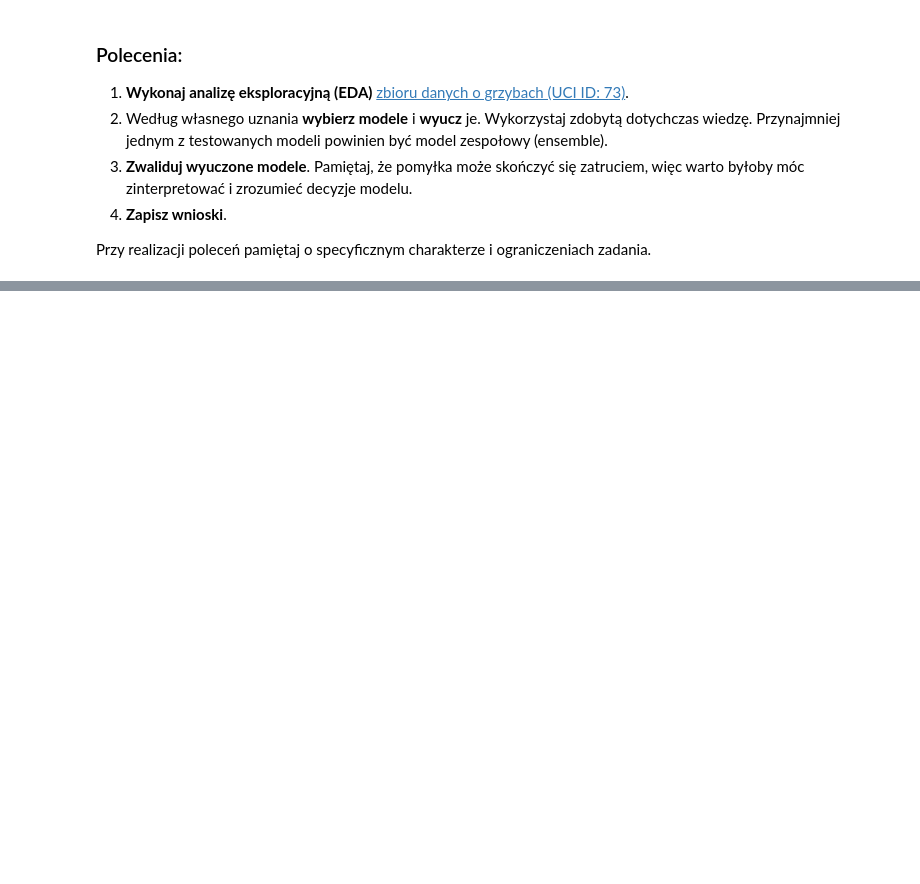
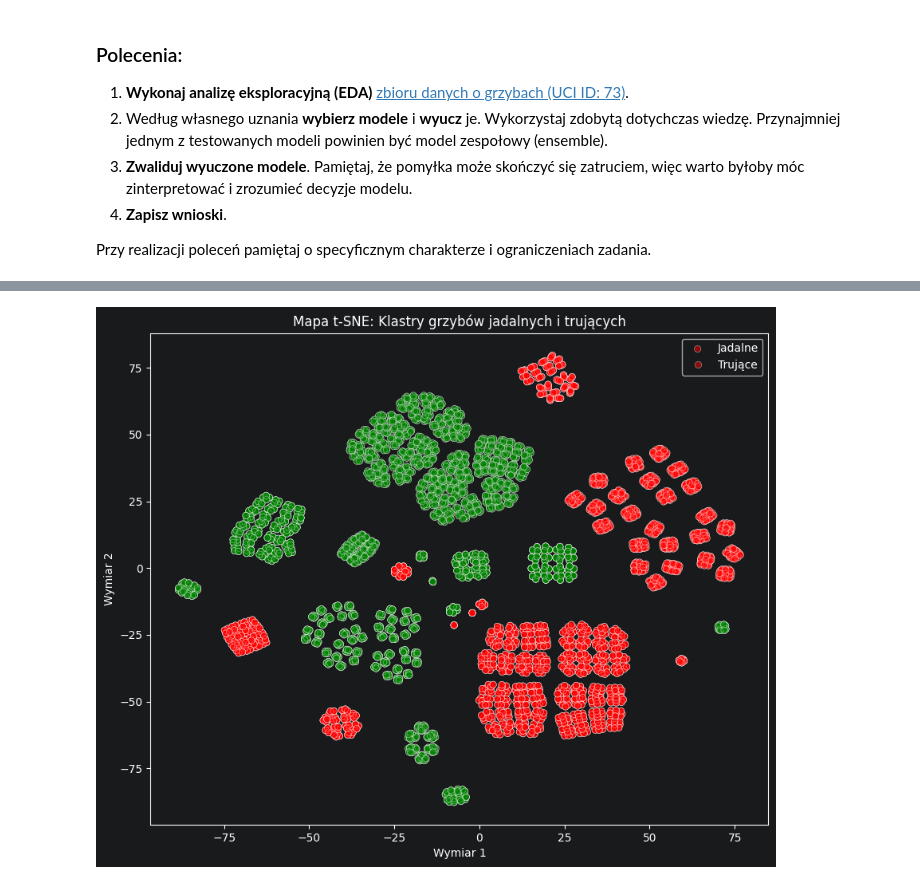
Before and after one commit to Zajecia-na-PWr-LR/lista-5-ignatonator, a Jupyter notebook: Lab_05.ipynb, the cells around one changed output, grey strips where cells are left out. Cells and saved outputs as stored; diff of their text form; code cells hidden in the pictures; blank space fills up the shorter version.

```diff
--- a/Lab_05.ipynb
+++ b/Lab_05.ipynb
@@ -763,0 +809,22 @@ memory usage: 1.4 MB
+# %%
+from sklearn.manifold import TSNE
+
+tsne = TSNE(n_components=2, random_state=67, perplexity=30, n_jobs=-1)
+X_tsne = tsne.fit_transform(X)
+
+y_labels = y.map({0: 'Jadalne', 1: 'Trujące'})
+plt.figure(figsize=(10, 8))
+sns.scatterplot(
+    x=X_tsne[:, 0],
+    y=X_tsne[:, 1],
+    hue=y_labels,
+    palette={'Jadalne': 'green', 'Trujące': 'red'},
+    alpha=0.5
+)
+plt.title("Mapa t-SNE: Klastry grzybów jadalnych i trujących")
+plt.xlabel("Wymiar 1")
+plt.ylabel("Wymiar 2")
+plt.legend(['Jadalne', 'Trujące'])
+plt.show()
+# %% [output]
+[figure, added]
```
Also changed, not shown: parts of 19 cells of this notebook.
